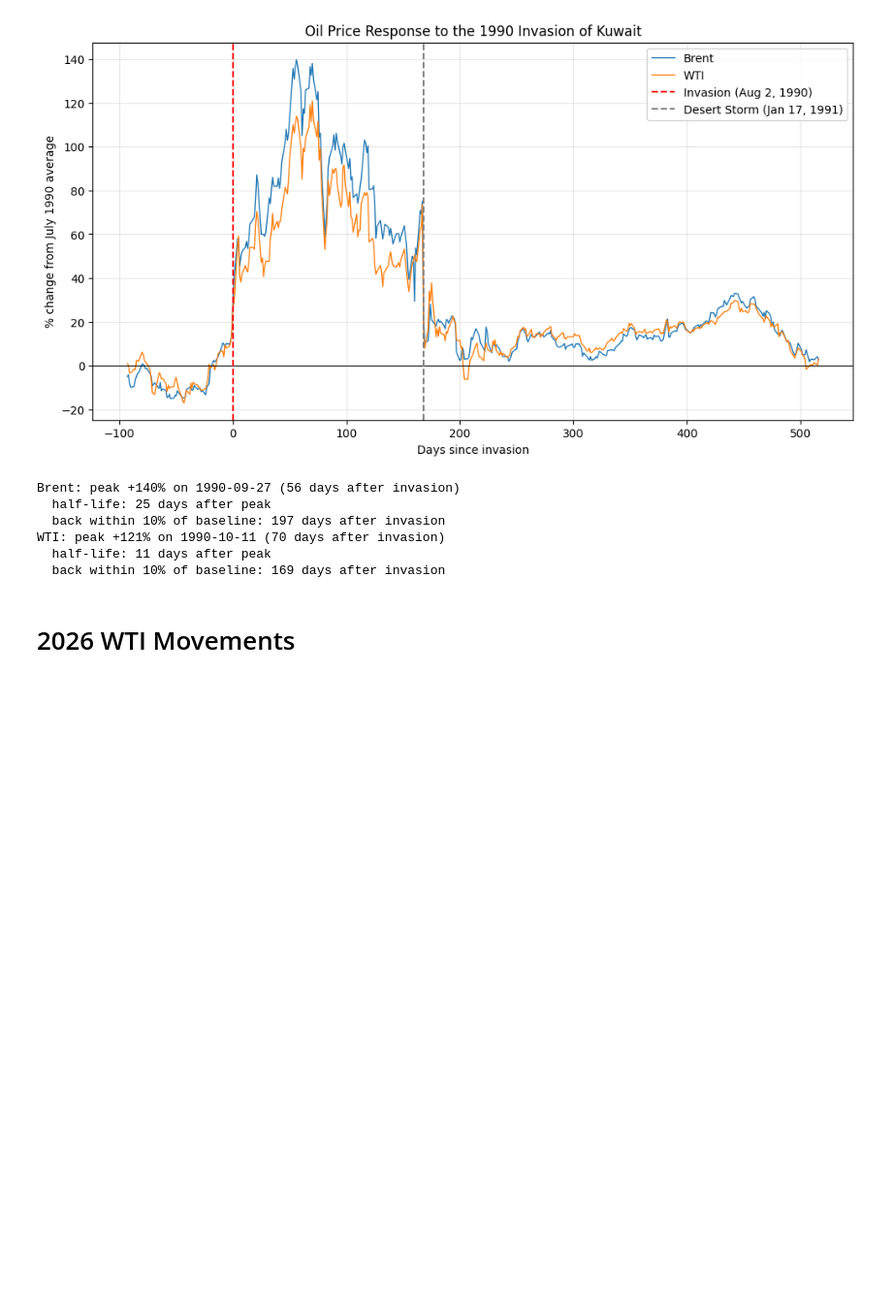
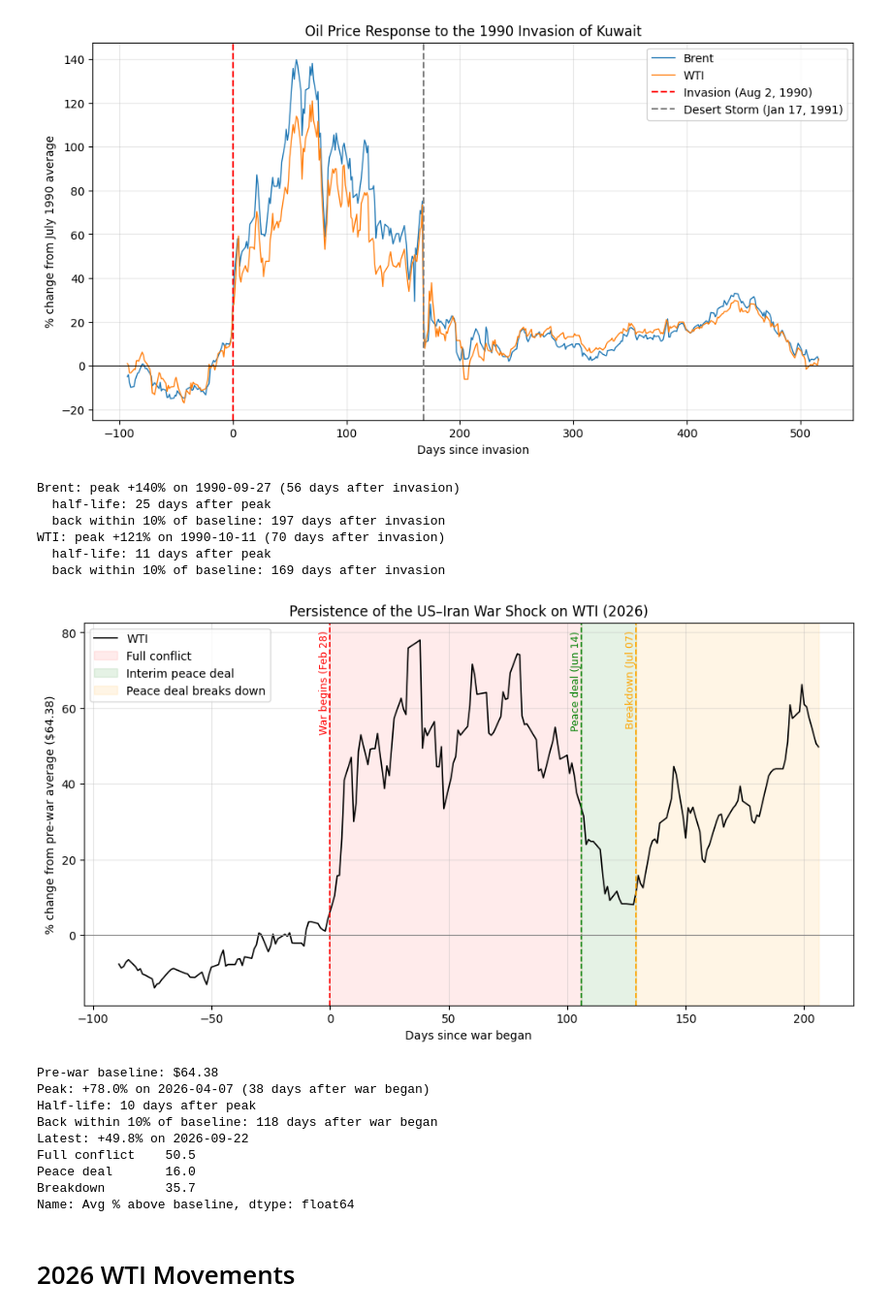
Before and after one commit to ellenwang995/WTI_DEC2027, a Jupyter notebook: OilPrice2027.ipynb, the cells around one changed output. Shown at 97% size. Drawn from its saved outputs; the diff is of its cells as text; code cells hidden in the pictures; blank space fills up the shorter version.

```diff
--- a/OilPrice2027.ipynb
+++ b/OilPrice2027.ipynb
@@ -165,6 +165,81 @@ Brent: peak +140% on 1990-09-27 (56 days after invasion)
 WTI: peak +121% on 1990-10-11 (70 days after invasion)
   half-life: 11 days after peak
   back within 10% of baseline: 169 days after invasion
+# %%
+# Key dates (edit here if needed)
+war_start  = pd.Timestamp('2026-02-28')
+peace_deal = pd.Timestamp('2026-06-14')
+breakdown  = pd.Timestamp('2026-07-07')
+
+# 1. Pre-war baseline: average WTI over the month before the war
+baseline = crude.loc['2026-01-28':'2026-02-27', 'WTI'].mean()
+
+# 2. % deviation from baseline, starting a couple of months before the war
+wti = crude.loc['2025-12-01':, 'WTI']
+dev = (wti / baseline - 1) * 100
+
+# 3. Days since the war began on the x-axis
+days = (dev.index - war_start).days
+d_peace = (peace_deal - war_start).days
+d_break = (breakdown - war_start).days
+d_end = days.max()
+
+fig, ax = plt.subplots(figsize=(12, 6))
+ax.plot(days, dev, color='black', linewidth=1.2, label='WTI')
+
+# Shade each phase
+ax.axvspan(0, d_peace, color='red', alpha=0.08, label='Full conflict')
+ax.axvspan(d_peace, d_break, color='green', alpha=0.10, label='Interim peace deal')
+ax.axvspan(d_break, d_end, color='orange', alpha=0.10, label='Peace deal breaks down')
+
+# Mark each event date
+ax.axvline(0, color='red', linestyle='--', linewidth=1.2)
+ax.axvline(d_peace, color='green', linestyle='--', linewidth=1.2)
+ax.axvline(d_break, color='orange', linestyle='--', linewidth=1.2)
+for x, text, color in [(0, f'War begins ({war_start:%b %d})', 'red'),
+                       (d_peace, f'Peace deal ({peace_deal:%b %d})', 'green'),
+                       (d_break, f'Breakdown ({breakdown:%b %d})', 'orange')]:
+    ax.text(x, 0.98, f' {text}', color=color, rotation=90, va='top', ha='right',
+            fontsize=9, transform=ax.get_xaxis_transform())
+
+ax.axhline(0, color='gray', linewidth=0.8)
+ax.set_title('Persistence of the US–Iran War Shock on WTI (2026)')
+ax.set_xlabel('Days since war began')
+ax.set_ylabel(f'% change from pre-war average (${baseline:.2f})')
+ax.legend(loc='upper left')
+ax.grid(alpha=0.3)
+plt.show()
+
+# 4. Persistence measures
+post = dev.loc[war_start:]
+peak_date, peak = post.idxmax(), post.max()
+after_peak = post.loc[peak_date:]
+half = after_peak[after_peak <= peak / 2]
+back = after_peak[after_peak <= 10]
+
+print(f"Pre-war baseline: ${baseline:.2f}")
+print(f"Peak: +{peak:.1f}% on {peak_date.date()} ({(peak_date - war_start).days} days after war began)")
+print(f"Half-life: {(half.index[0] - peak_date).days} days after peak" if not half.empty
+      else "Half-life: not reached yet")
+print(f"Back within 10% of baseline: {(back.index[0] - war_start).days} days after war began" if not back.empty
+      else "Back within 10% of baseline: not yet")
+print(f"Latest: {post.iloc[-1]:+.1f}% on {post.index[-1].date()}")
+
+# Average shock remaining in each phase
+phases = pd.cut(post.index, bins=[war_start, peace_deal, breakdown, post.index.max() + pd.Timedelta(days=1)],
+                labels=['Full conflict', 'Peace deal', 'Breakdown'], right=False)
+print(post.groupby(phases, observed=True).mean().round(1).rename('Avg % above baseline'))
+# %% [output]
+[figure, added]
+Pre-war baseline: $64.38
+Peak: +78.0% on 2026-04-07 (38 days after war began)
+Half-life: 10 days after peak
+Back within 10% of baseline: 118 days after war began
+Latest: +49.8% on 2026-09-22
+Full conflict    50.5
+Peace deal       16.0
+Breakdown        35.7
+Name: Avg % above baseline, dtype: float64
 # %% [markdown]
 # 2026 WTI Movements
 # %%
```
Also changed, not shown: parts of 2 cells of this notebook.
